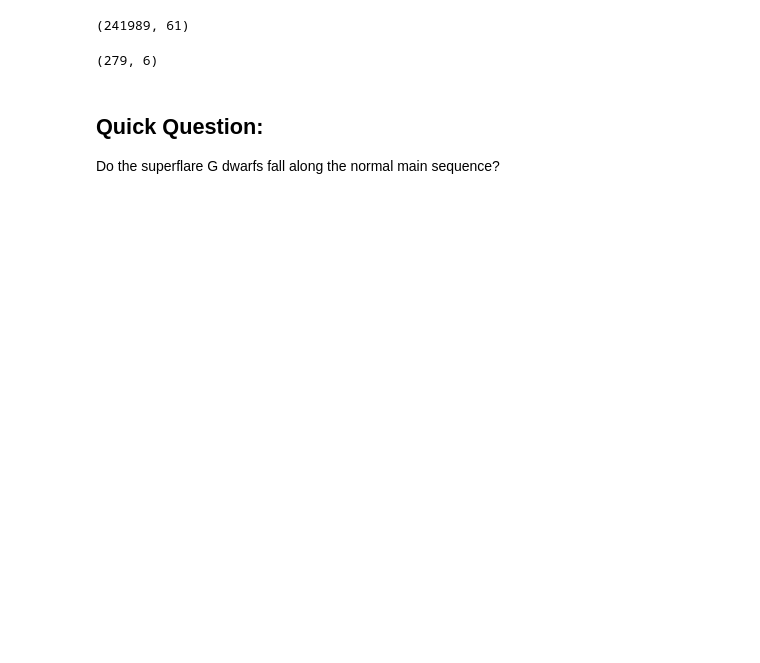
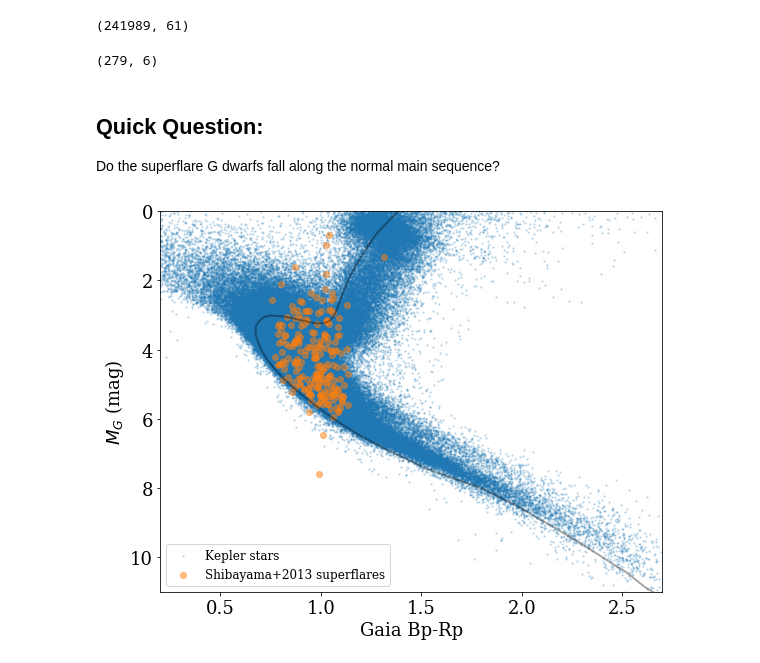
Before and after one commit to jradavenport/gaia2_kep_rot, a Jupyter notebook: superflare tangent.ipynb, the cells around one changed output. Saved outputs shown, nothing was run; the diff lists cells and outputs as text; code cells hidden in the pictures; blank space fills up the shorter version.

```diff
--- a/superflare tangent.ipynb
+++ b/superflare tangent.ipynb
@@ -45,3 +58,26 @@ for k in range(len(flare_kic)):
+# %%
+plt.figure(figsize=(9,7))
+# cm = plt.cm.get_cmap('Spectral')
+
+plt.scatter(df[u'bp_rp'].values[ok],
+            df[u'phot_g_mean_mag'].values[ok] + 5. * np.log10(df[u'parallax'].values[ok]/1000.)  + 5,
+            alpha=0.2, s=2, label='Kepler stars')
+
+plt.scatter(df[u'bp_rp'].values[x],
+            df[u'phot_g_mean_mag'].values[x] + 5. * np.log10(df[u'parallax'].values[x]/1000.)  + 5,
+            label='Shibayama+2013 superflares', alpha=0.5)
+
+plt.plot(iso['G_BPmag'].values[iok] - iso['G_RPmag'].values[iok], iso['Gmag'].values[iok], c='k', lw=2, alpha=0.35)
+
+plt.legend(fontsize=12)
+plt.ylim(11,0)
+plt.xlim(.2,2.7)
+plt.xlabel('Gaia Bp-Rp')
+plt.ylabel('$M_G$ (mag)')
+plt.savefig('flare_cmd.png', dpi=300, bbox_inches='tight', pad_inches=0.25)
+plt.show()
+# %% [output]
+[figure, added]
 # %%
 plt.figure(figsize=(9,7))
 # cm = plt.cm.get_cmap('Spectral')
```
Also changed, not shown: parts of 4 cells of this notebook, 1 other file.
